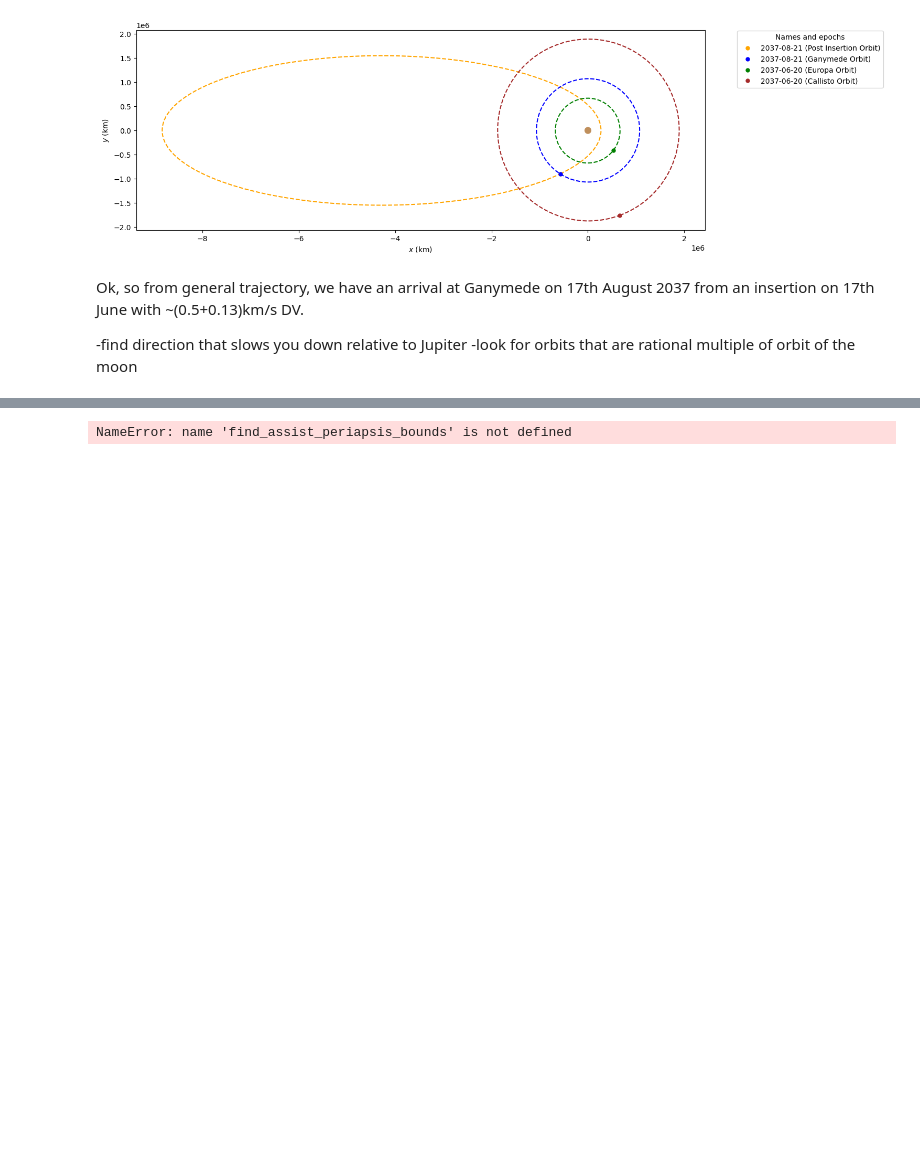
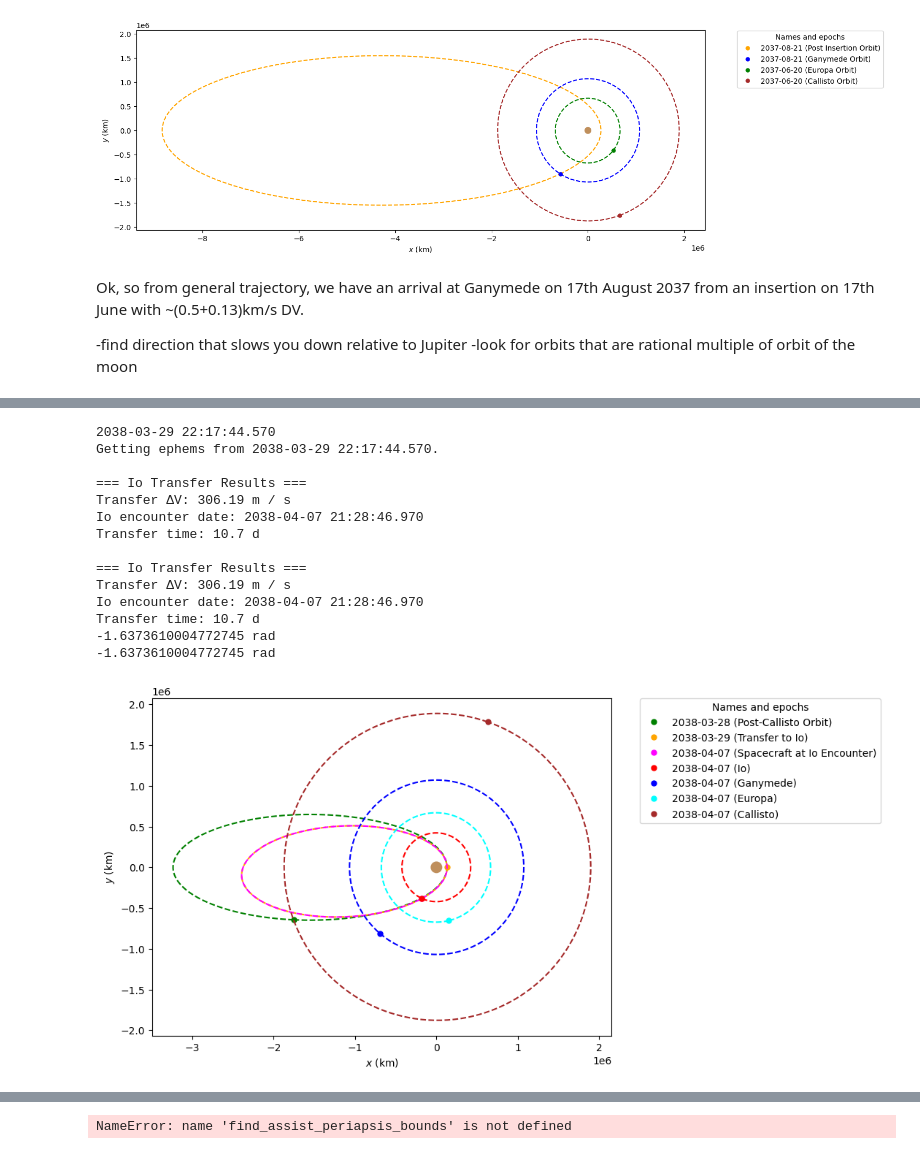
Before and after one commit to jackSN8/Starship_outer_planets_missions, a Jupyter notebook: jovian_moon_grand_tour.ipynb, the cells around one changed output, grey strips where cells are left out. Cells and saved outputs as stored; diff of their text form; code cells hidden in the pictures; blank space fills up the shorter version.

Commit message:
Some work on moon tour; almost done

```diff
--- a/jovian_moon_grand_tour.ipynb
+++ b/jovian_moon_grand_tour.ipynb
@@ -433,0 +688,76 @@ Third encounter date: 2037-11-15 14:50:24.957
+# %%
+## Transfer to Io
+# After Callisto gravity assist, find Hohmann transfer to Io
+t_t_p=manual_orbit.period.to(u.day)-manual_orbit.t_p.to(u.day)
+active_epochs=time_range(start=callisto_encounter_date+t_t_p,end=sim_end_date,periods=50)
+print(active_epochs[0])
+io_ephem_redone=Ephem.from_horizons(501,epochs= active_epochs, attractor= Jupiter, plane=Planes.EARTH_ECLIPTIC)#Io is 501
+placeholder_io_orbit=Orbit.from_ephem(Jupiter,io_ephem_redone,callisto_encounter_date+t_t_p)
+
+# Use post-Callisto orbit to find transfer to Io
+post_callisto_orbit = manual_orbit
+callisto_date = callisto_encounter_date
+
+# Match plane with Io for easier transfer
+coplanar_post_callisto = match_orbit_plane(post_callisto_orbit, placeholder_io_orbit)
+
+
+# Search for transfer to Io (shorter TOF since Io is closer)
+io_dv, io_transfer_orb, io_date, io_burn, io_dummy_orb = get_single_burn_elliptical_hohmann_test(
+    Jupiter,
+    Io,
+    coplanar_post_callisto,
+    2*u.day,  # Min TOF - Io is much closer than Callisto
+    9*u.day  # Max TOF
+    ,tof_step=0.003*u.day
+)
+
+print(f"\n=== Io Transfer Results ===")
+print(f"Transfer ΔV: {io_dv.to(u.m/u.s):.2f}")
+print(f"Io encounter date: {io_date.iso}")
+print(f"Transfer time: {(io_date - callisto_date).to(u.day):.1f}")
+# Get Io's orbit at encounter
+io_orb_encounter = placeholder_io_orbit.propagate(io_date)
+
+
+# Propagate spacecraft to Io
+spacecraft_at_io = io_transfer_orb.propagate(io_date)
+
+# print(f"\nSpacecraft state at Io encounter:")
+# print(f"  Period: {spacecraft_at_io.period.to(u.day):.2f}")
+# print(f"  Eccentricity: {spacecraft_at_io.ecc:.3f}")
+# print(f"  Periapsis: {spacecraft_at_io.r_p.to(u.km):.0f}")
+# print(f"  Apoapsis: {spacecraft_at_io.r_a.to(u.km):.0f}")
+
+# Visualize transfer to Io
+plotter = StaticOrbitPlotter(plane=Planes.EARTH_ECLIPTIC)
+plotter.plot(post_callisto_orbit, label="Post-Callisto Orbit", color="green")
+plotter.plot(io_transfer_orb, label="Transfer to Io", color="orange")
+plotter.plot(spacecraft_at_io, label="Spacecraft at Io Encounter", color="magenta")
+
+plotter.plot(io_orb_encounter, label="Io", color="red")
+# plotter.plot(io_dummy_orb,label="dummy")
+# Show other moons for reference
+ganymede_ref = placeholder_ganymede_orbit.propagate(io_date)
+europa_ref = placeholder_europa_orbit.propagate(io_date);
+callisto_ref = placeholder_callisto_orbit.propagate(io_date)
+plotter.plot(ganymede_ref, label="Ganymede", color="blue")
+plotter.plot(europa_ref, label="Europa", color="cyan")
+plotter.plot(callisto_ref, label="Callisto", color="brown")
+print(io_orb_encounter.nu)
+# %% [output]
+2038-03-29 22:17:44.570
+Getting ephems from 2038-03-29 22:17:44.570.
+
+=== Io Transfer Results ===
+Transfer ΔV: 306.19 m / s
+Io encounter date: 2038-04-07 21:28:46.970
+Transfer time: 10.7 d
+
+=== Io Transfer Results ===
+Transfer ΔV: 306.19 m / s
+Io encounter date: 2038-04-07 21:28:46.970
+Transfer time: 10.7 d
+-1.6373610004772745 rad
+-1.6373610004772745 rad
+[figure, added]
```
Also changed, not shown: parts of 15 cells of this notebook, 2 other files.
